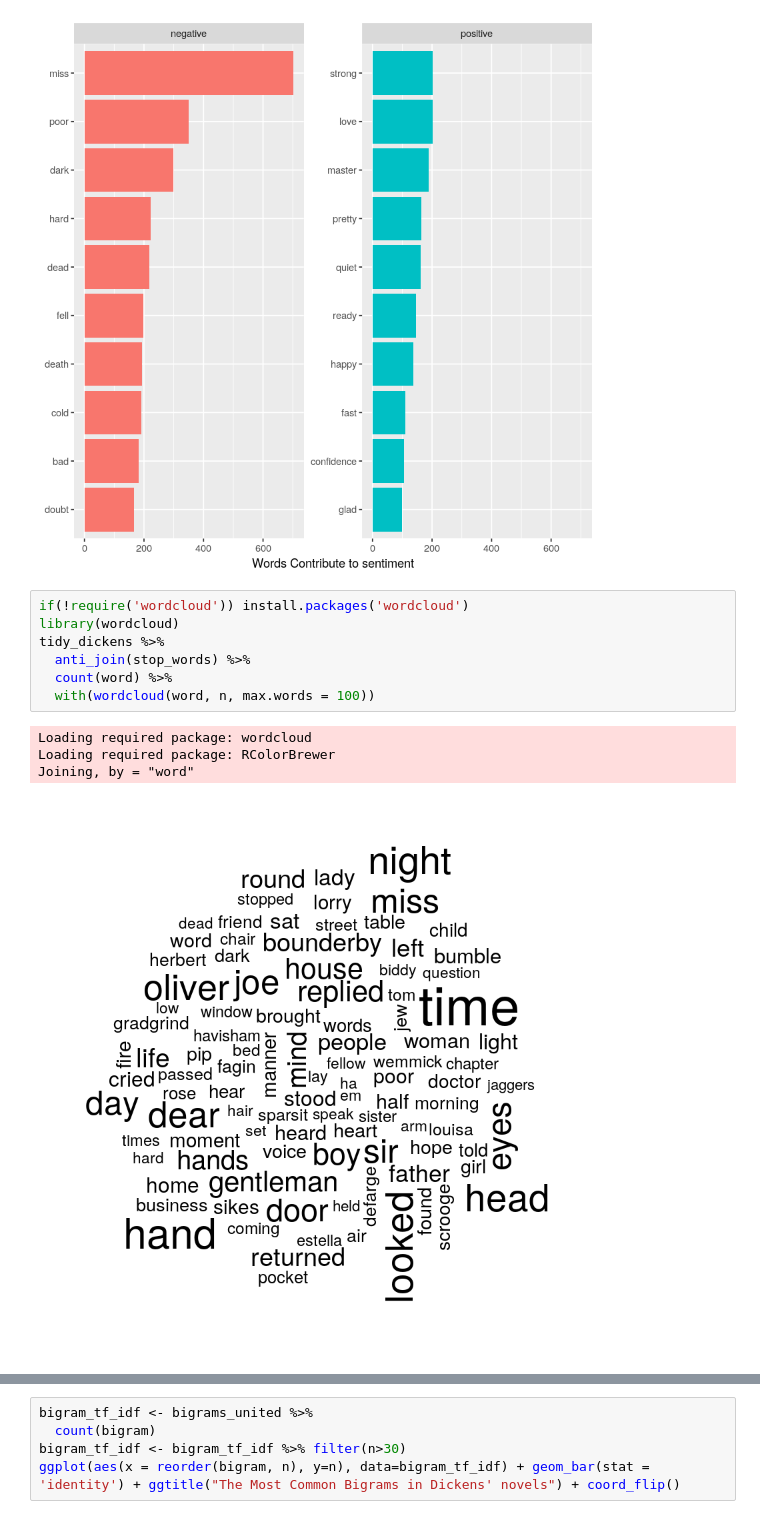
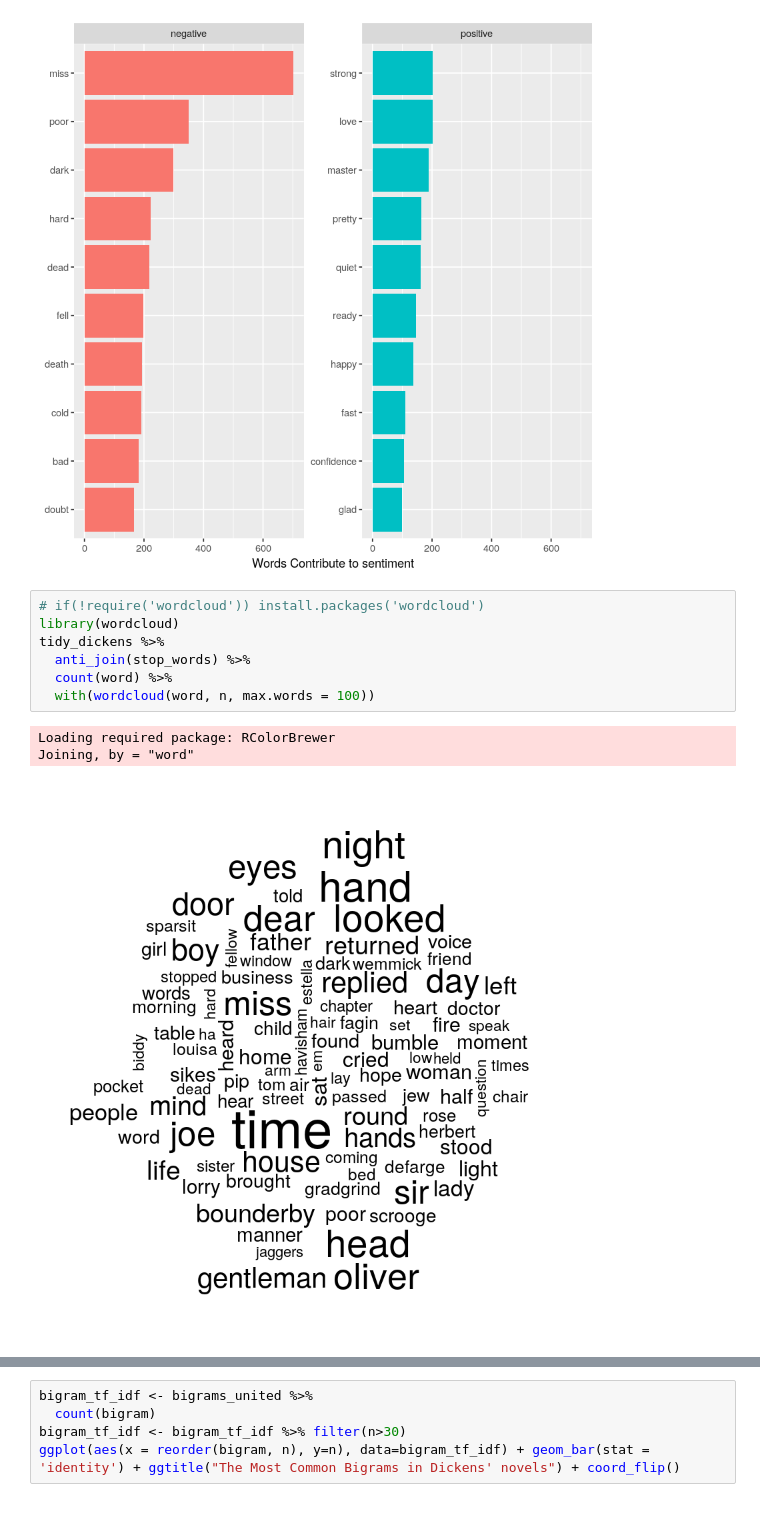
Before and after one commit to brendasalenave/text-mining-R, a Jupyter notebook: Dickens-TidyText.ipynb, the cells around one changed output, grey strips where cells are left out. Drawn from its saved outputs; the diff is of its cells as text.

```diff
--- a/Dickens-TidyText.ipynb
+++ b/Dickens-TidyText.ipynb
@@ -133,17 +69,16 @@ bing_word_counts %>%
 Selecting by n
 [figure]
 # %%
-if(!require('wordcloud')) install.packages('wordcloud')
+# if(!require('wordcloud')) install.packages('wordcloud')
 library(wordcloud)
 tidy_dickens %>%
   anti_join(stop_words) %>%
   count(word) %>%
   with(wordcloud(word, n, max.words = 100))
 # %% [output]
-Loading required package: wordcloud
 Loading required package: RColorBrewer
 Joining, by = "word"
-[figure, old version]
+[figure, new version]
 # %%
 library(reshape2)
 tidy_dickens %>%
```
Also changed, not shown: parts of 16 cells of this notebook, 1 other file.
